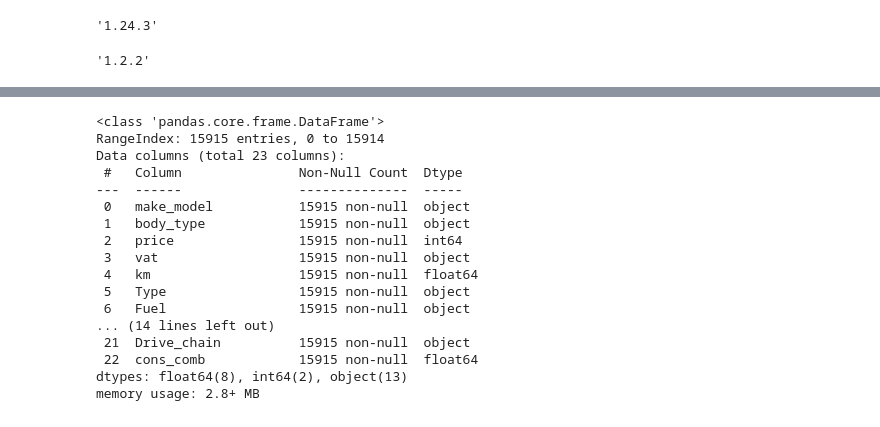
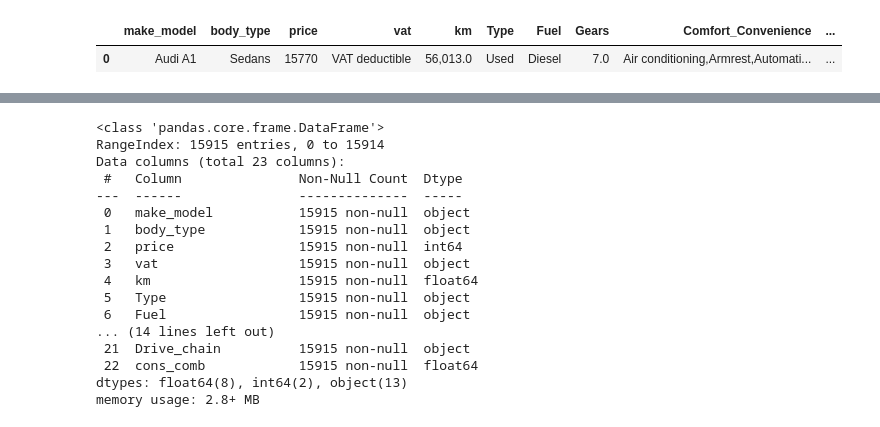
Before and after one commit to MariamAlghamdi/auto_mld, a Jupyter notebook: deployment.ipynb, the cells around one changed output, grey strips where cells are left out. Cells and saved outputs as stored; diff of their text form; code cells hidden in the pictures.

```diff
--- a/deployment.ipynb
+++ b/deployment.ipynb
@@ -65,10 +11,0 @@ pd.options.display.float_format = '{:.3f}'.format
-# %%
-import numpy as np
-np.__version__  # np version : 1.23.5
-# %% [output]
-'1.24.3'
-# %%
-import sklearn
-sklearn.__version__
-# %% [output]
-'1.2.2'
@@ -77 +25,8 @@ df = pd.read_csv("final_scout_not_dummy.csv")
+# %%
+df.head(1)
+#df.sample()
+#df.tail(1)
+# %% [output]
+|  | make_model | body_type | price | vat | km | Type | Fuel | Gears | Comfort_Convenience | ... |
+| 0 | Audi A1 | Sedans | 15770 | VAT deductible | 56,013.0 | Used | Diesel | 7.0 | Air conditioning,Armrest,Automati... | ... |
 # %%
```
Also changed, not shown: parts of 295 cells of this notebook, 3 other files.
